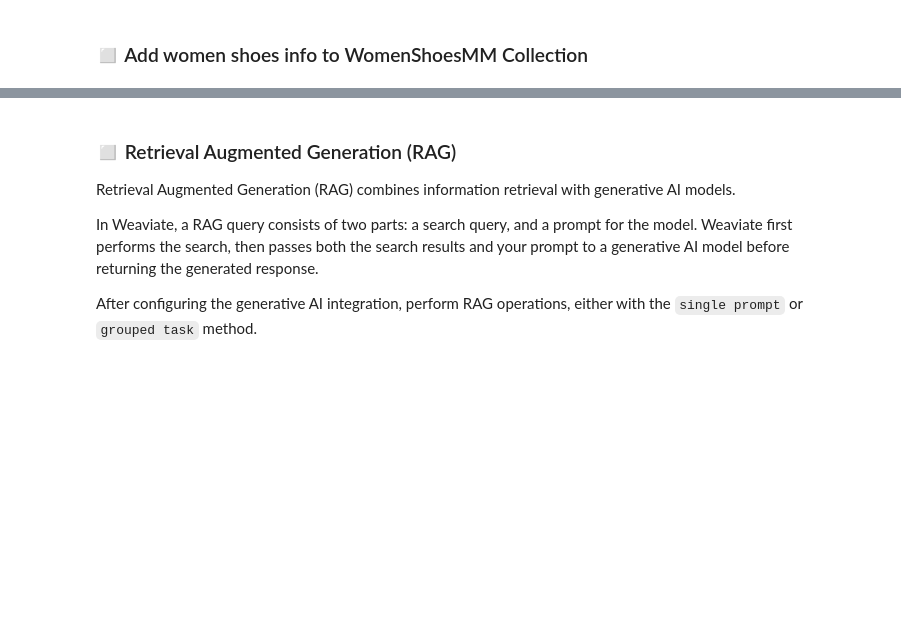
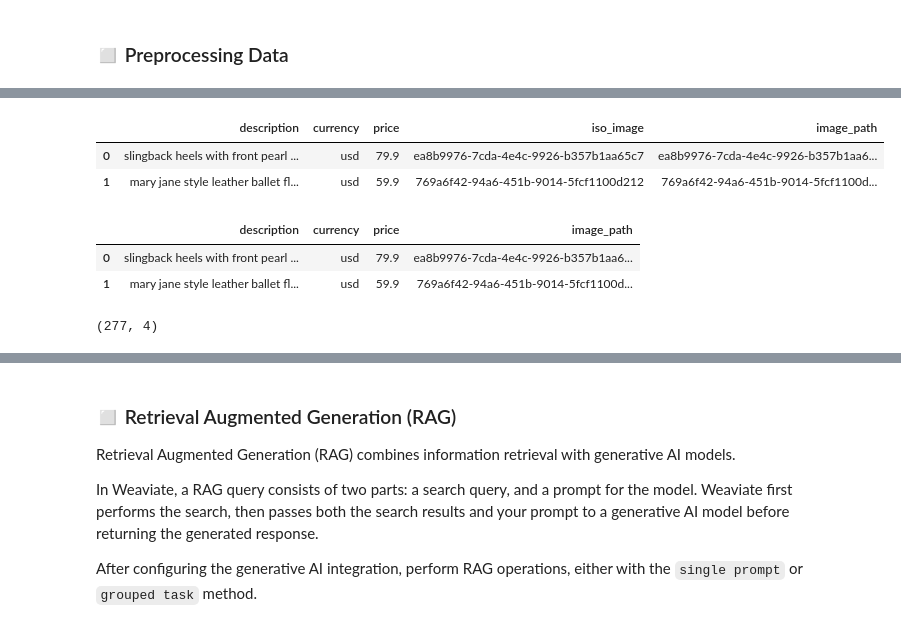
Before and after one commit to estelacode/weaviate_lab, a Jupyter notebook: Weaviate_Multimodal_Search/building_multimodal_retrieval_augmented_generation.ipynb, the cells around one changed output, grey strips where cells are left out. Drawn from its saved outputs; the diff is of its cells as text; code cells hidden in the pictures; blank space fills up the shorter version.

```diff
--- a/Weaviate_Multimodal_Search/building_multimodal_retrieval_augmented_generation.ipynb
+++ b/Weaviate_Multimodal_Search/building_multimodal_retrieval_augmented_generation.ipynb
@@ -77,5 +18,5 @@ client.collections.create(
 # %% [markdown]
-### ◻️ Add women shoes info to WomenShoesMM Collection
+### ◻️ Preprocessing Data
 # %%
 # Load the dataset from a CSV file
 women_df = pd.read_csv("data/women_shoes.csv", sep=",")
@@ -86,3 +27,5 @@ women_df.head(2)
 |  | name | description | price | currency | terms | image_downloads | extracted_footwear_type | iso_image |
 | 0 | PEARL HEELED SLINGBACKS | Slingback heels with front pearl ... | 79.9 | USD | shoes | ['82aaf07d-4981-46d9-ab54-56d82c4... | SLINGBACKS | ea8b9976-7cda-4e4c-9926-b357b1aa65c7 |
 | 1 | LEATHER BALLET FLATS | Mary Jane style leather ballet fl... | 59.9 | USD | shoes | ['3c5a4b1d-407b-4683-8489-795e117... | BALLET FLATS | 769a6f42-94a6-451b-9014-5fcf1100d212 |
+# %%
+data_wm = women_df.copy()
@@ -88,0 +41,18 @@ women_df.head(2)
+# %%
+data_wm_normalized = normalize_text_columns(data_wm)
+data_wm_normalized.head(2)
+# %% [output]
+|  | description | currency | price | iso_image | image_path |
+| 0 | slingback heels with front pearl ... | usd | 79.9 | ea8b9976-7cda-4e4c-9926-b357b1aa65c7 | ea8b9976-7cda-4e4c-9926-b357b1aa6... |
+| 1 | mary jane style leather ballet fl... | usd | 59.9 | 769a6f42-94a6-451b-9014-5fcf1100d212 | 769a6f42-94a6-451b-9014-5fcf1100d... |
+# %%
+data_wm_normalized.drop(columns=['iso_image'], inplace=True)
+data_wm_normalized.head(2)
+# %% [output]
+|  | description | currency | price | image_path |
+| 0 | slingback heels with front pearl ... | usd | 79.9 | ea8b9976-7cda-4e4c-9926-b357b1aa6... |
+| 1 | mary jane style leather ballet fl... | usd | 59.9 | 769a6f42-94a6-451b-9014-5fcf1100d... |
+# %%
+data_wm_normalized.shape
+# %% [output]
+(277, 4)
```
Also changed, not shown: parts of 35 cells of this notebook.
